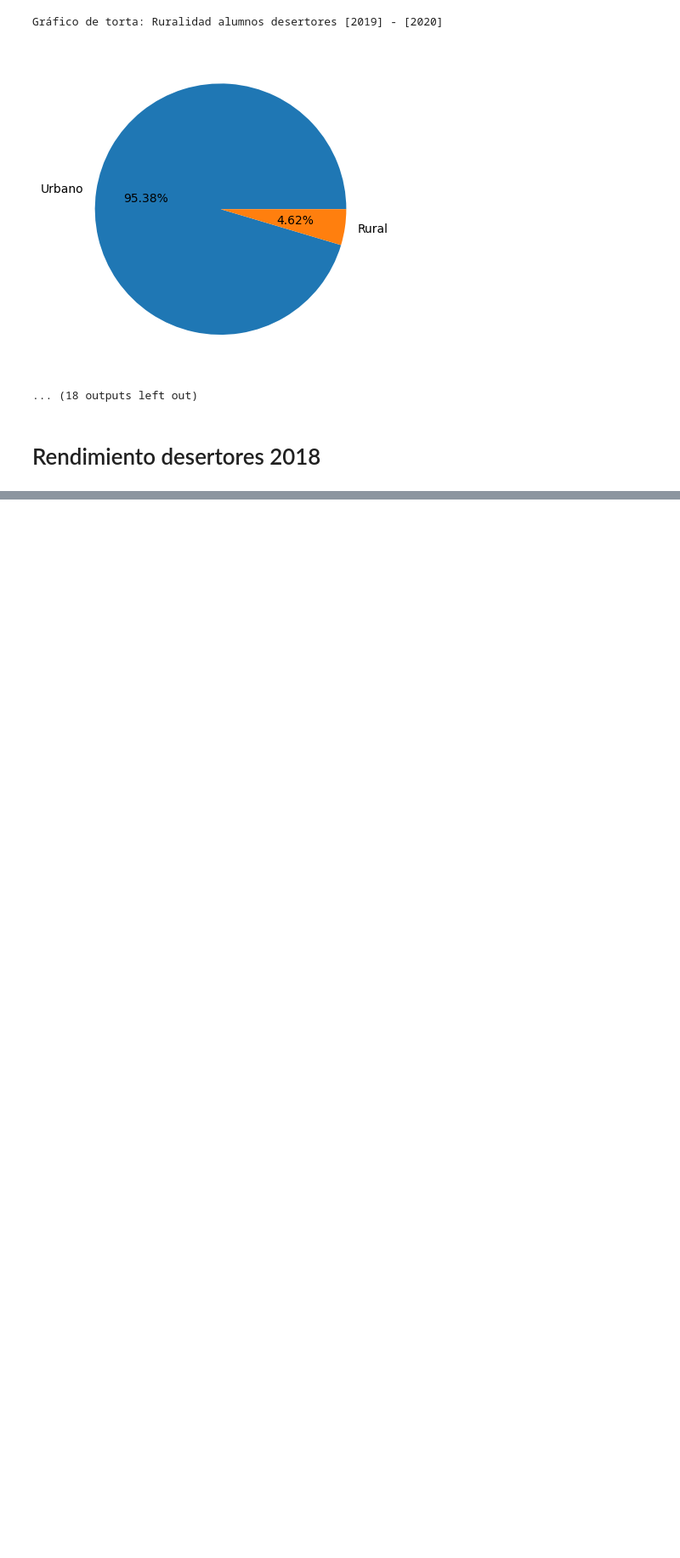
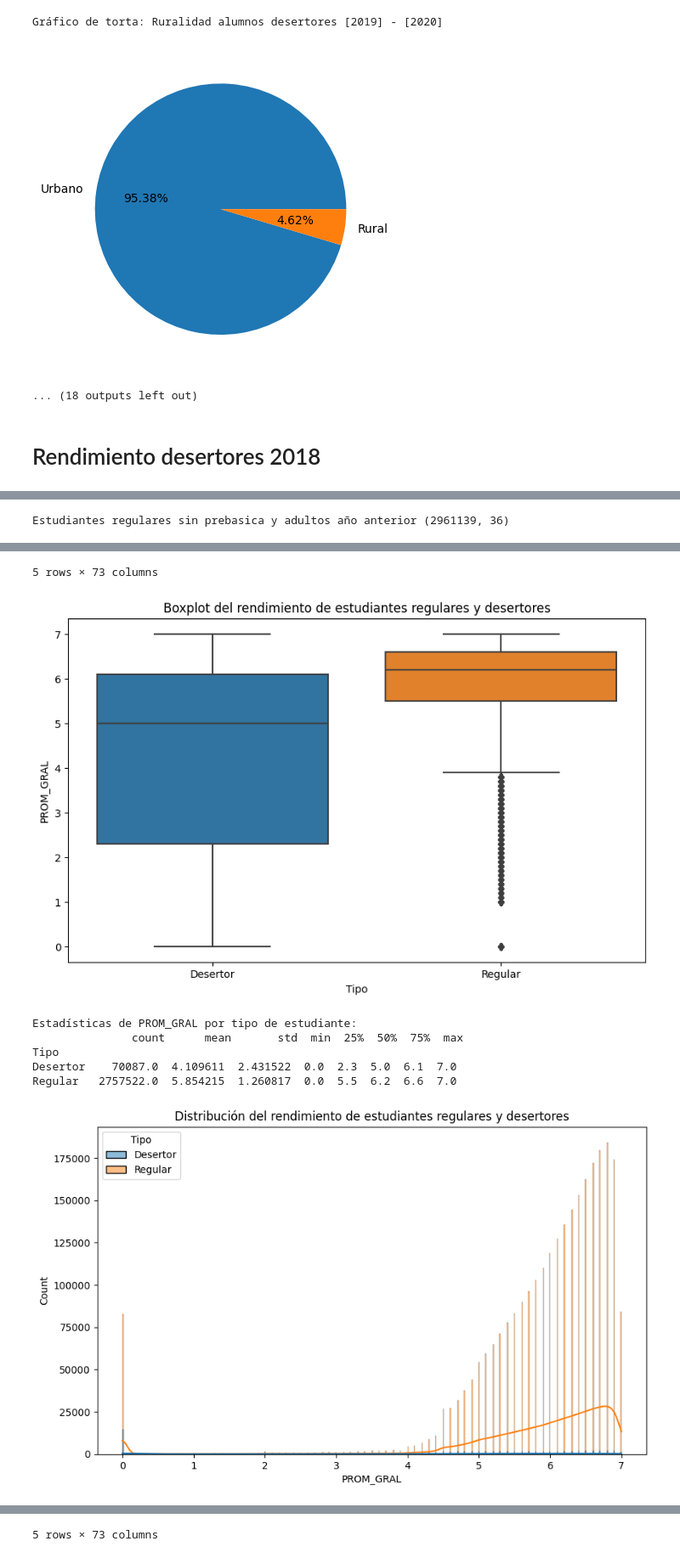
Before and after one commit to davidlealo/desercion-escolar, a Jupyter notebook: estadisticos.ipynb, the cells around one changed output, grey strips where cells are left out. Shown at 85% size. Cells and saved outputs as stored; diff of their text form; code cells hidden in the pictures; blank space fills up the shorter version.

```diff
--- a/estadisticos.ipynb
+++ b/estadisticos.ipynb
@@ -95,0 +266,4 @@ NameError: name 'sns' is not defined
+# %%
+analisis_rendimiento(m2021, m2022, r2021)
+# %% [output]
+Estudiantes regulares sin prebasica y adultos año anterior (2961139, 36)
@@ -95,0 +293,8 @@ NameError: name 'sns' is not defined
+5 rows × 73 columns
+[figure, added]
+Estadísticas de PROM_GRAL por tipo de estudiante:
+               count      mean       std  min  25%  50%  75%  max
+Tipo
+Desertor    70087.0  4.109611  2.431522  0.0  2.3  5.0  6.1  7.0
+Regular   2757522.0  5.854215  1.260817  0.0  5.5  6.2  6.6  7.0
+[figure, added]
@@ -95,0 +324 @@ NameError: name 'sns' is not defined
+5 rows × 73 columns
```
Also changed, not shown: parts of 9 cells of this notebook.
